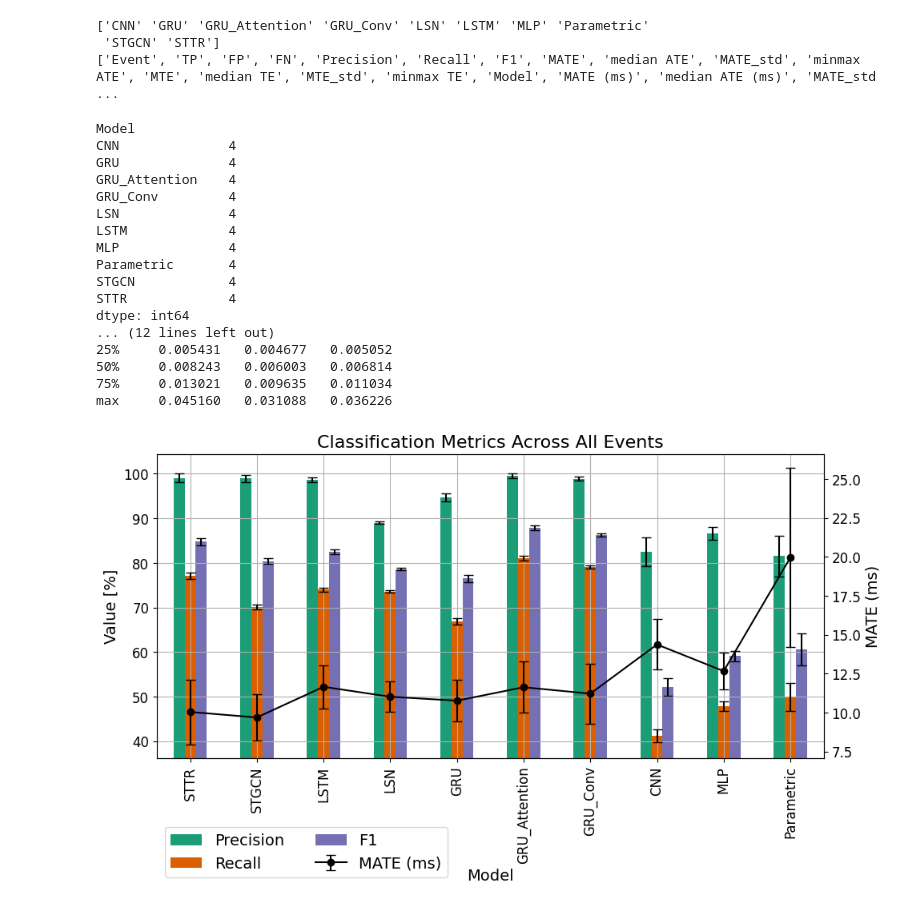
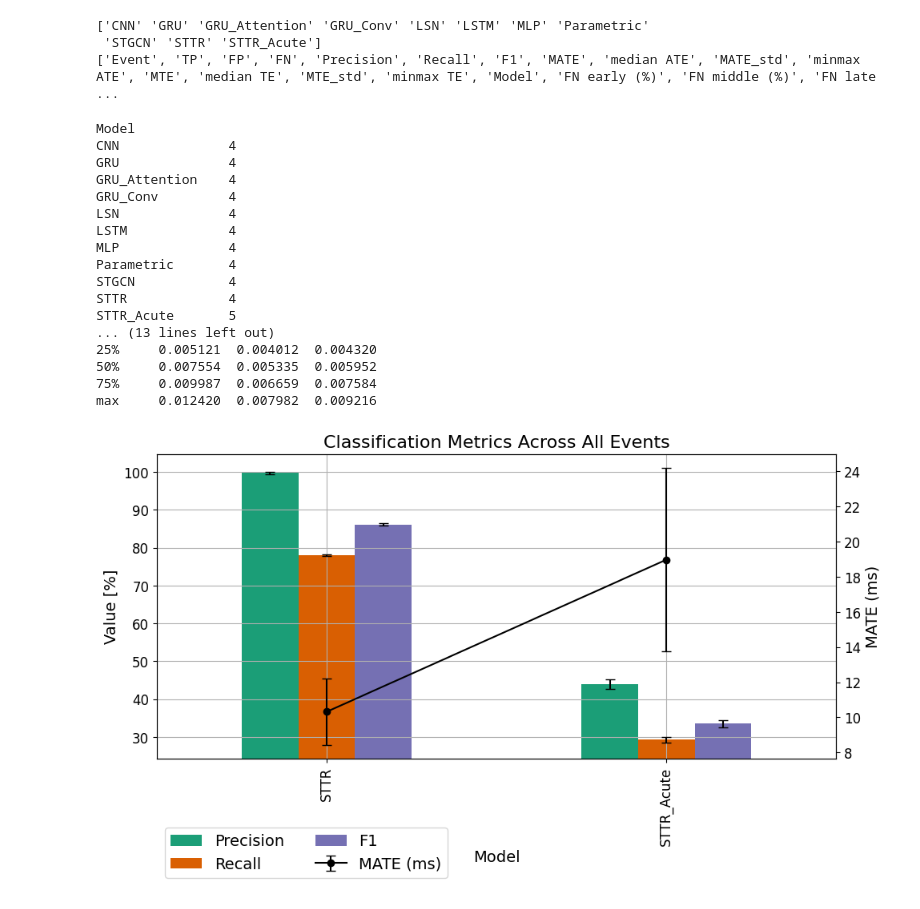
Before and after one commit to SimpingOjou/MScThesis, a Jupyter notebook: Model_analyzer.ipynb, the cells around one changed output. Cells and saved outputs as stored; diff of their text form; code cells hidden in the pictures.

```diff
--- a/Model_analyzer.ipynb
+++ b/Model_analyzer.ipynb
@@ -6,7 +6,7 @@ import numpy as np
 import os
 # %%
 ## load csv files in folder
-folder = os.path.abspath('./good_metrics')
+folder = os.path.abspath('./good_metrics/new_features')
 
 files = [f for f in os.listdir(folder) if f.endswith('.csv')]
 
@@ -37,14 +37,15 @@ print(np.unique(df['Model']))
 print(df.columns.tolist())
 # %% [output]
 ['CNN' 'GRU' 'GRU_Attention' 'GRU_Conv' 'LSN' 'LSTM' 'MLP' 'Parametric'
- 'STGCN' 'STTR']
-['Event', 'TP', 'FP', 'FN', 'Precision', 'Recall', 'F1', 'MATE', 'median ATE', 'MATE_std', 'minmax ATE', 'MTE', 'median TE', 'MTE_std', 'minmax TE', 'Model', 'MATE (ms)', 'median ATE (ms)', 'MATE_std  ...
+ 'STGCN' 'STTR' 'STTR_Acute']
+['Event', 'TP', 'FP', 'FN', 'Precision', 'Recall', 'F1', 'MATE', 'median ATE', 'MATE_std', 'minmax ATE', 'MTE', 'median TE', 'MTE_std', 'minmax TE', 'Model', 'FN early (%)', 'FN middle (%)', 'FN late  ...
 # %%
 ## What to plot and how
 metrics = ['Precision', 'Recall', 'F1']
 ms_metrics = ['MATE', 'median ATE', 'MATE_std']
 events = df['Event'].unique()
-model_order = ['STTR', 'STGCN', 'LSTM', 'LSN', 'GRU', 'GRU_Attention', 'GRU_Conv', 'CNN', 'MLP', 'Parametric']
+# model_order = ['STTR', 'STGCN', 'LSTM', 'LSN', 'GRU', 'GRU_Attention', 'GRU_Conv', 'CNN', 'MLP', 'Parametric']
+model_order = ['STTR', 'STTR_Acute']#, 'Parametric']
 # %%
 # Group and reorder
 model_stats = df.groupby('Model')[metrics + ms_metrics]
@@ -57,7 +58,7 @@ print(model_sem[metrics].describe())
 
 ## Color map
 cmap = plt.get_cmap('Dark2')
-num_models = len(model_means)
+num_models = len(model_means) +  1
 bar_colors = [cmap(i) for i in range(num_models)]
 
 ## Plotting metrics
@@ -93,37 +94,37 @@ ax1.grid(True)
 handles1, labels1 = ax1.get_legend_handles_labels()
 handles2, labels2 = ax3.get_legend_handles_labels()
 ax1.legend(handles1 + handles2, labels1 + labels2, loc='upper left', bbox_to_anchor=(0, -0.2), ncol=2, fontsize=14)
 plt.tight_layout()
 plt.show()
 
 # Plotting timing metrics
 fig, ax2 = plt.subplots(figsize=(10, 6))
 model_means[ms_metrics].plot(kind='bar', yerr=model_sem[ms_metrics], capsize=4, ax=ax2, color=bar_colors)
 
 ax2.set_title('Timing Metrics Across All Events', fontsize=16)
 ax2.set_ylabel('Value [ms]', fontsize=14)
 ax2.tick_params(axis='x', labelsize=12)
 ax2.tick_params(axis='y', labelsize=12)
 ax2.legend(fontsize=12)
 ax2.grid(True)
 plt.tight_layout()
 plt.show()
 # %% [output]
 Model
 CNN              4
 GRU              4
 GRU_Attention    4
 GRU_Conv         4
 LSN              4
 LSTM             4
 MLP              4
 Parametric       4
 STGCN            4
 STTR             4
-dtype: int64
-... (12 lines left out)
-25%     0.005431   0.004677   0.005052
-50%     0.008243   0.006003   0.006814
-75%     0.013021   0.009635   0.011034
-max     0.045160   0.031088   0.036226
+STTR_Acute       5
+... (13 lines left out)
+25%     0.005121  0.004012  0.004320
+50%     0.007554  0.005335  0.005952
+75%     0.009987  0.006659  0.007584
+max     0.012420  0.007982  0.009216
-[figure, old version]
+[figure, new version]
```
Also changed, not shown: parts of 1 cell of this notebook, 16 other files.
